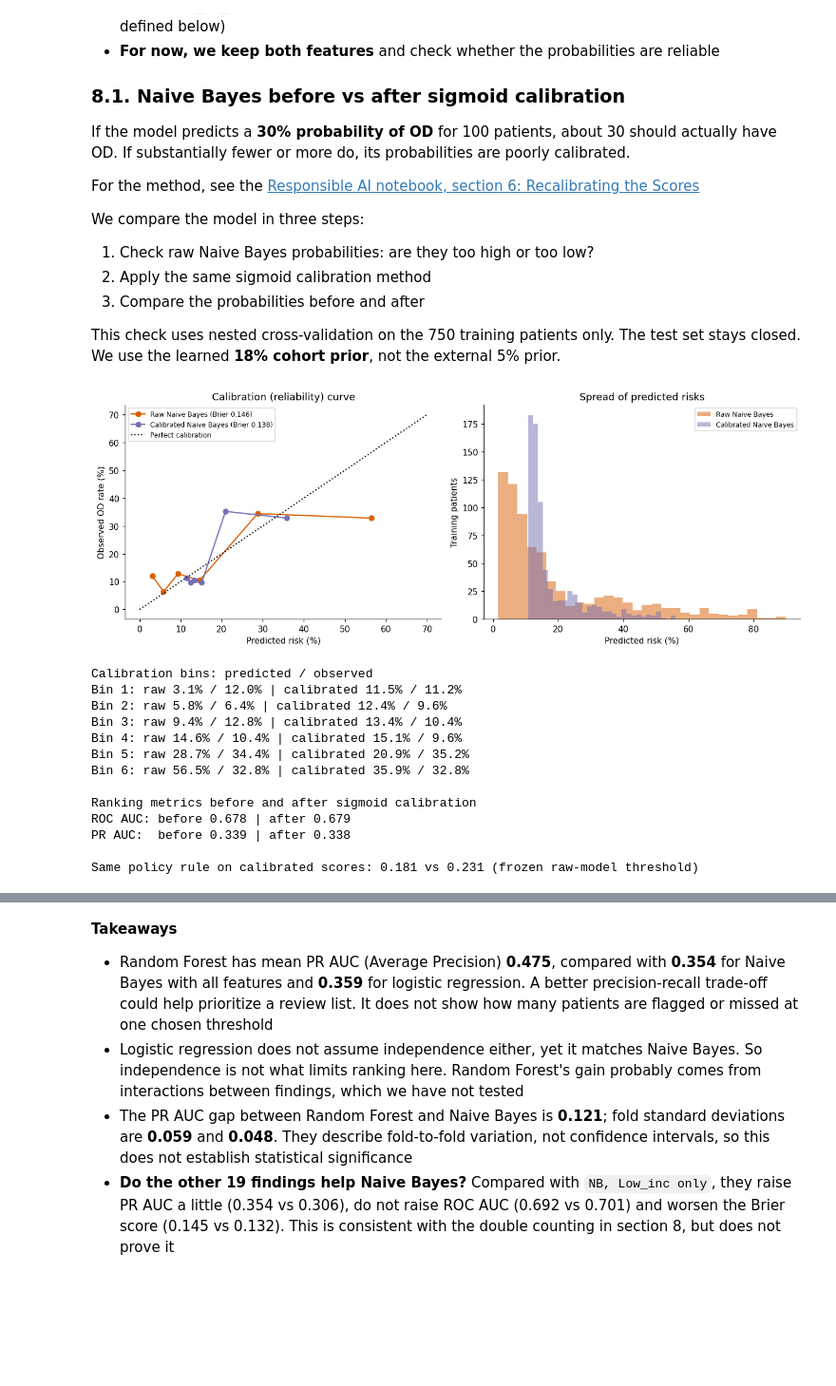
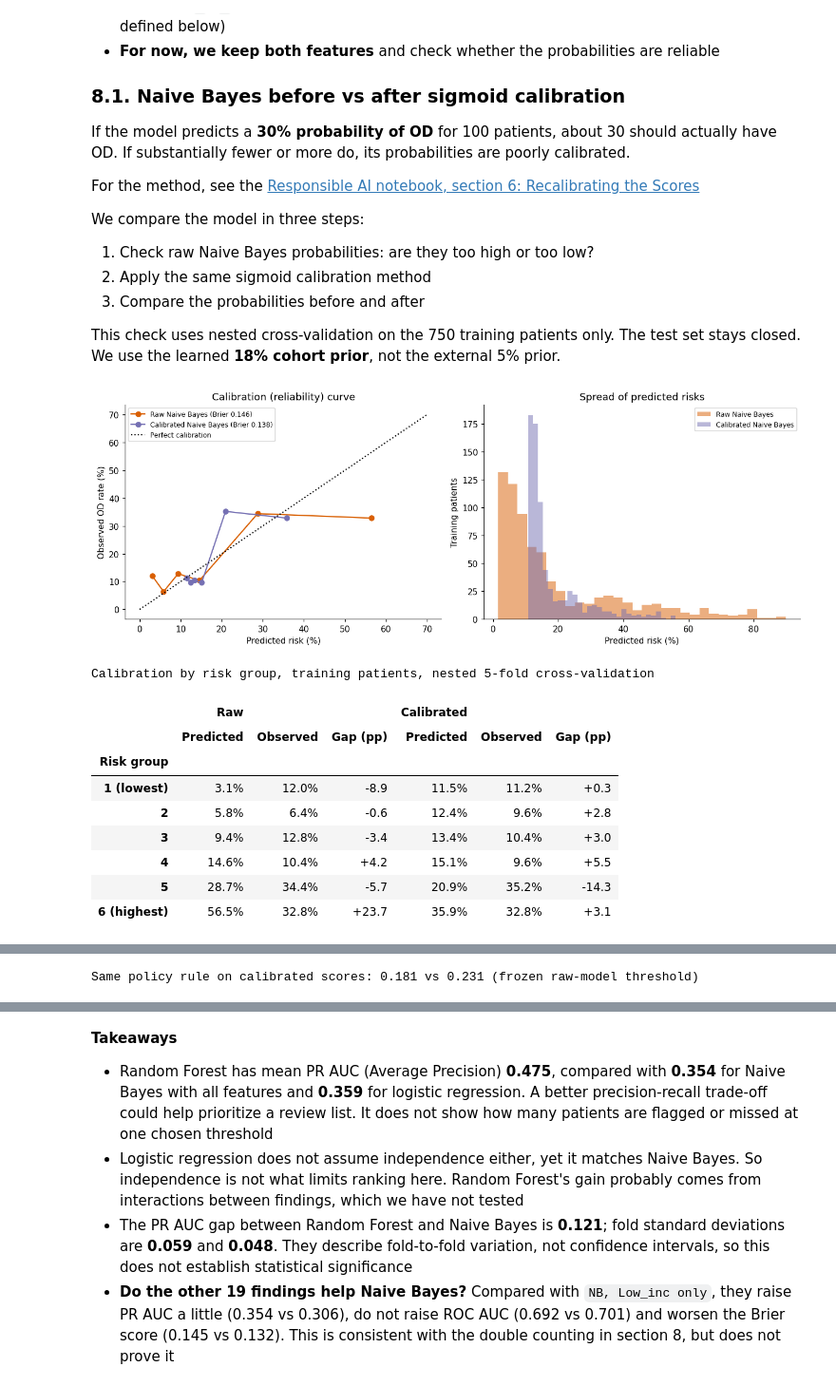
Before and after one commit to IE-ML-for-Healthcare/Bayesian-in-HC, a Jupyter notebook: 04_naive_bayes_opioid_demo_v2.ipynb, the cells around one changed output, grey strips where cells are left out. Shown at 95% size. Saved outputs shown, nothing was run; the diff lists cells and outputs as text; code cells hidden in the pictures; blank space fills up the shorter version.

```diff
--- a/04_naive_bayes_opioid_demo_v2.ipynb
+++ b/04_naive_bayes_opioid_demo_v2.ipynb
@@ -1026,52 +1026,87 @@ p_cal = cross_val_predict(nb_cal,  X_train, y_train, cv=cv5, method="predict_pro
 # Right: histogram of predicted risks, raw vs calibrated
 fig, ax = plt.subplots(1, 2, figsize=(12, 4.5))
 calibration_bins = {}
 for scores, name, col in [(p_raw, "Raw Naive Bayes", C_OD),
                           (p_cal, "Calibrated Naive Bayes", C_NO)]:
     observed, predicted = calibration_curve(y_train, scores, n_bins=6, strategy="quantile")
     calibration_bins[name] = (observed, predicted)
     brier = brier_score_loss(y_train, scores)
     ax[0].plot(predicted * 100, observed * 100, "o-", color=col,
                label=f"{name} (Brier {brier:.3f})")
     ax[1].hist(scores * 100, bins=30, alpha=.5, color=col, label=name)
 ax[0].plot([0, 70], [0, 70], "k:", label="Perfect calibration")
 ax[0].set(xlabel="Predicted risk (%)", ylabel="Observed OD rate (%)",
           title="Calibration (reliability) curve")
 ax[0].legend(fontsize=8)
 ax[1].set(xlabel="Predicted risk (%)", ylabel="Training patients",
           title="Spread of predicted risks")
 ax[1].legend(fontsize=8)
 plt.tight_layout(); plt.show()
 
-# Print the six bins so the low- and high-risk comparisons are readable with the figure
-print("Calibration bins: predicted / observed")
+# Build risk-group tables with the same quantile bins used by calibration_curve
 raw_observed, raw_predicted = calibration_bins["Raw Naive Bayes"]
 cal_observed, cal_predicted = calibration_bins["Calibrated Naive Bayes"]
-for i, values in enumerate(zip(raw_predicted, raw_observed, cal_predicted, cal_observed), start=1):
-    raw_p, raw_o, cal_p, cal_o = values
-    print(f"Bin {i}: raw {raw_p:.1%} / {raw_o:.1%} | calibrated {cal_p:.1%} / {cal_o:.1%}")
 
-# Print: ROC AUC and PR AUC before and after (same ranking, calibration changes the scale)
-print("\nRanking metrics before and after sigmoid calibration")
-print(f"ROC AUC: before {roc_auc_score(y_train, p_raw):.3f} | after {roc_auc_score(y_train, p_cal):.3f}")
-print(f"PR AUC:  before {average_precision_score(y_train, p_raw):.3f} | after {average_precision_score(y_train, p_cal):.3f}")
+def bin_table(y_true, p, n_bins=6):
+    edges = np.percentile(p, np.linspace(0, 100, n_bins + 1))
+    ids = np.searchsorted(edges[1:-1], p)
+    d = pd.DataFrame({"bin": ids, "y": np.asarray(y_true), "p": p})
+    return d.groupby("bin").agg(predicted=("p", "mean"), observed=("y", "mean"))
+
+raw_bins = bin_table(y_train, p_raw)
+cal_bins = bin_table(y_train, p_cal)
+assert np.allclose(raw_bins["observed"], raw_observed)
+assert np.allclose(raw_bins["predicted"], raw_predicted)
+assert np.allclose(cal_bins["observed"], cal_observed)
+assert np.allclose(cal_bins["predicted"], cal_predicted)
+
+calibration_table = pd.DataFrame({
+    ("Raw", "Predicted"): raw_bins["predicted"],
+    ("Raw", "Observed"): raw_bins["observed"],
+    ("Raw", "Gap (pp)"): 100 * (raw_bins["predicted"] - raw_bins["observed"]),
+    ("Calibrated", "Predicted"): cal_bins["predicted"],
+    ("Calibrated", "Observed"): cal_bins["observed"],
+    ("Calibrated", "Gap (pp)"): 100 * (cal_bins["predicted"] - cal_bins["observed"]),
+})
+calibration_table.index = ["1 (lowest)", "2", "3", "4", "5", "6 (highest)"]
+calibration_table.index.name = "Risk group"
+calibration_formats = {
+    (model, metric): "{:.1%}"
+    for model in ("Raw", "Calibrated")
+    for metric in ("Predicted", "Observed")
+}
+calibration_formats.update({(model, "Gap (pp)"): "{:+.1f}" for model in ("Raw", "Calibrated")})
+display(calibration_table.style.format(calibration_formats).set_caption(
+    "Calibration by risk group, training patients, nested 5-fold cross-validation"
+))
+
+metrics_table = pd.DataFrame({
+    "Raw": [
+        brier_score_loss(y_train, p_raw),
+        roc_auc_score(y_train, p_raw),
+        average_precision_score(y_train, p_raw),
+    ],
+    "Calibrated": [
+        brier_score_loss(y_train, p_cal),
+        roc_auc_score(y_train, p_cal),
+        average_precision_score(y_train, p_cal),
+    ],
+}, index=["Brier score", "ROC AUC", "PR AUC"])
+display(metrics_table.style.format("{:.3f}"))
 
 # Print: threshold the SAME policy rule would pick on calibrated scores; frozen raw threshold stays unchanged
 choice_cal = select_threshold(y_train, p_cal, MIN_RECALL, MAX_ALERTS_PER_1000)
 threshold_cal = choice_cal["threshold"]
 print(f"\nSame policy rule on calibrated scores: {threshold_cal:.3f} vs {threshold:.3f} (frozen raw-model threshold)")
 # %% [output]
 [figure]
-Calibration bins: predicted / observed
-Bin 1: raw 3.1% / 12.0% | calibrated 11.5% / 11.2%
-Bin 2: raw 5.8% / 6.4% | calibrated 12.4% / 9.6%
-Bin 3: raw 9.4% / 12.8% | calibrated 13.4% / 10.4%
-Bin 4: raw 14.6% / 10.4% | calibrated 15.1% / 9.6%
-Bin 5: raw 28.7% / 34.4% | calibrated 20.9% / 35.2%
-Bin 6: raw 56.5% / 32.8% | calibrated 35.9% / 32.8%
-
-Ranking metrics before and after sigmoid calibration
-ROC AUC: before 0.678 | after 0.679
-PR AUC:  before 0.339 | after 0.338
-
-Same policy rule on calibrated scores: 0.181 vs 0.231 (frozen raw-model threshold)
+Calibration by risk group, training patients, nested 5-fold cross-validation
+|  | Raw |  |  | Calibrated |  |  |
+|  | Predicted | Observed | Gap (pp) | Predicted | Observed | Gap (pp) |
+| Risk group |  |  |  |  |  |  |
+| 1 (lowest) | 3.1% | 12.0% | -8.9 | 11.5% | 11.2% | +0.3 |
+| 2 | 5.8% | 6.4% | -0.6 | 12.4% | 9.6% | +2.8 |
+| 3 | 9.4% | 12.8% | -3.4 | 13.4% | 10.4% | +3.0 |
+| 4 | 14.6% | 10.4% | +4.2 | 15.1% | 9.6% | +5.5 |
+| 5 | 28.7% | 34.4% | -5.7 | 20.9% | 35.2% | -14.3 |
+| 6 (highest) | 56.5% | 32.8% | +23.7 | 35.9% | 32.8% | +3.1 |
@@ -1078,3 +1117,4 @@ Same policy rule on calibrated scores: 0.181 vs 0.231 (frozen raw-model threshol
+Same policy rule on calibrated scores: 0.181 vs 0.231 (frozen raw-model threshold)
 # %% [markdown]
 **What to look for**
 
```
Also changed, not shown: parts of 12 cells of this notebook.
